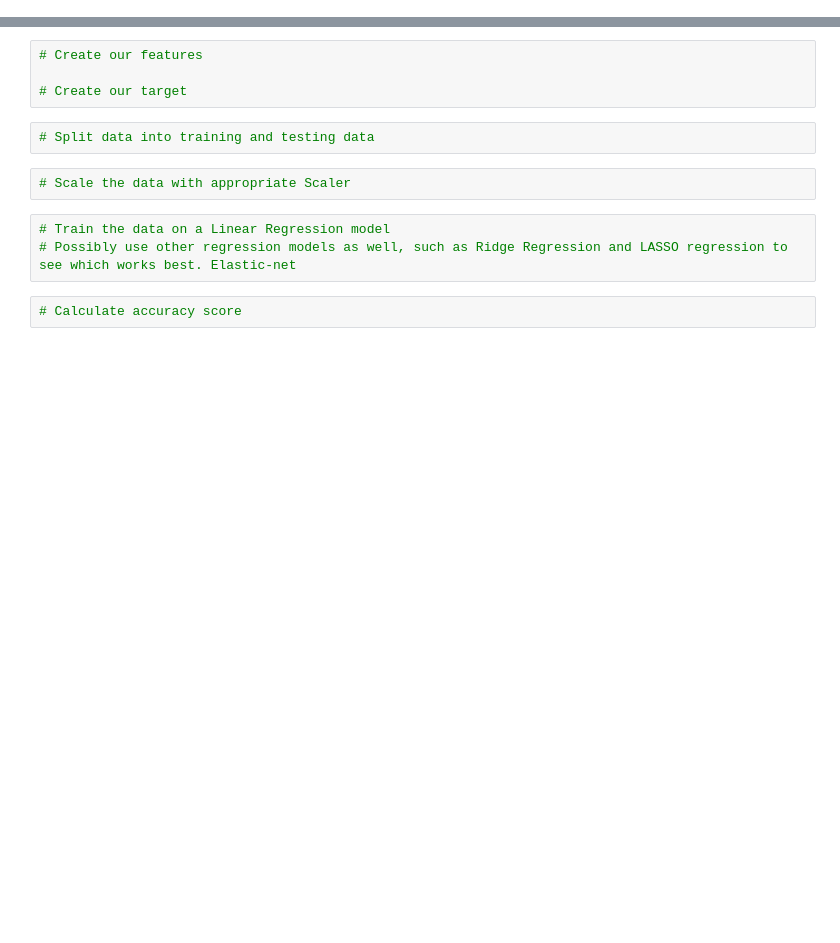
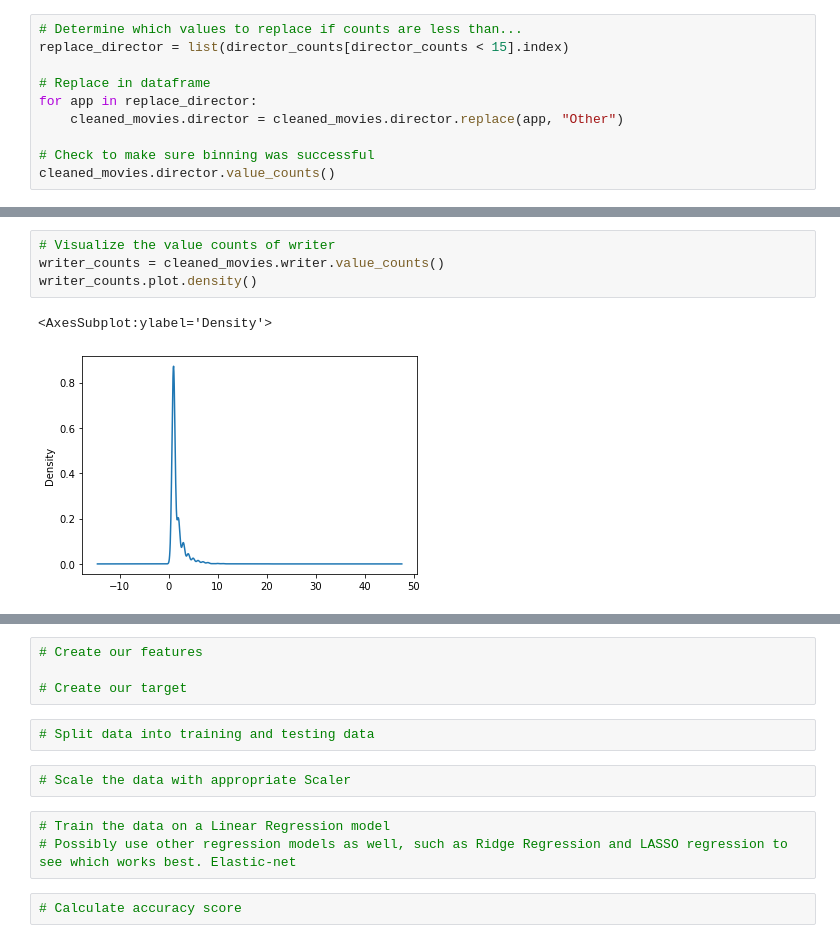
Before and after one commit to PDob02/Group_Project_May_2022, a Jupyter notebook: IMDBscore_MLM.ipynb, the cells around one changed output, grey strips where cells are left out. Drawn from its saved outputs; the diff is of its cells as text; blank space fills up the shorter version.

```diff
--- a/IMDBscore_MLM.ipynb
+++ b/IMDBscore_MLM.ipynb
@@ -11,0 +124,10 @@ cleaned_movies.head()
+# %%
+# Determine which values to replace if counts are less than...
+replace_director = list(director_counts[director_counts < 15].index)
+
+# Replace in dataframe
+for app in replace_director:
+    cleaned_movies.director = cleaned_movies.director.replace(app, "Other")
+
+# Check to make sure binning was successful
+cleaned_movies.director.value_counts()
@@ -11,0 +168,7 @@ cleaned_movies.head()
+# %%
+# Visualize the value counts of writer
+writer_counts = cleaned_movies.writer.value_counts()
+writer_counts.plot.density()
+# %% [output]
+<AxesSubplot:ylabel='Density'>
+[figure, added]
```
Also changed, not shown: parts of 22 cells of this notebook.
